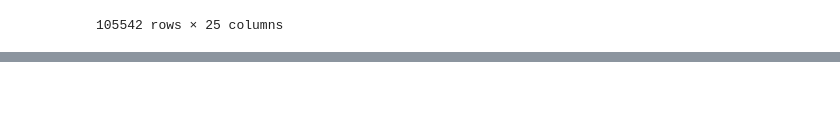
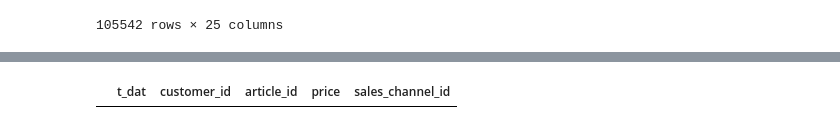
Before and after one commit to KyungminChang/4team-commerce-first-project, a Jupyter notebook: test.ipynb, the cells around one changed output, grey strips where cells are left out. Cells and saved outputs as stored; diff of their text form; code cells hidden in the pictures; blank space fills up the shorter version.

```diff
--- a/test.ipynb
+++ b/test.ipynb
@@ -53,0 +108,5 @@ df3
+# %%
+# t_dat 컬럼 전처리 전 형식 일치 확인
+transactions_copy1[transactions_copy1["t_dat"].str.contains("-") == False]
+# %% [output]
+|  | t_dat | customer_id | article_id | price | sales_channel_id |
```
Also changed, not shown: parts of 17 cells of this notebook.
